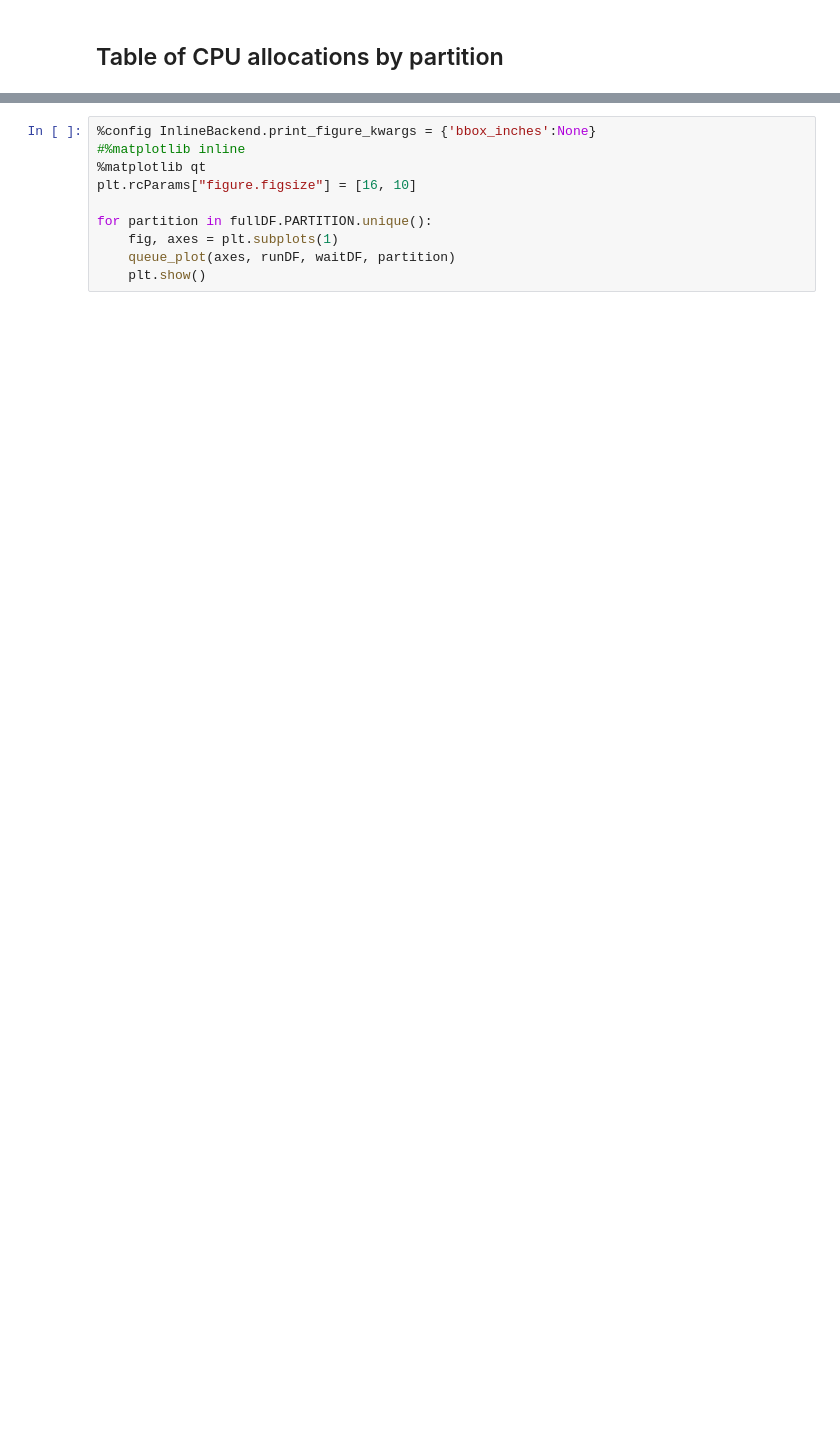
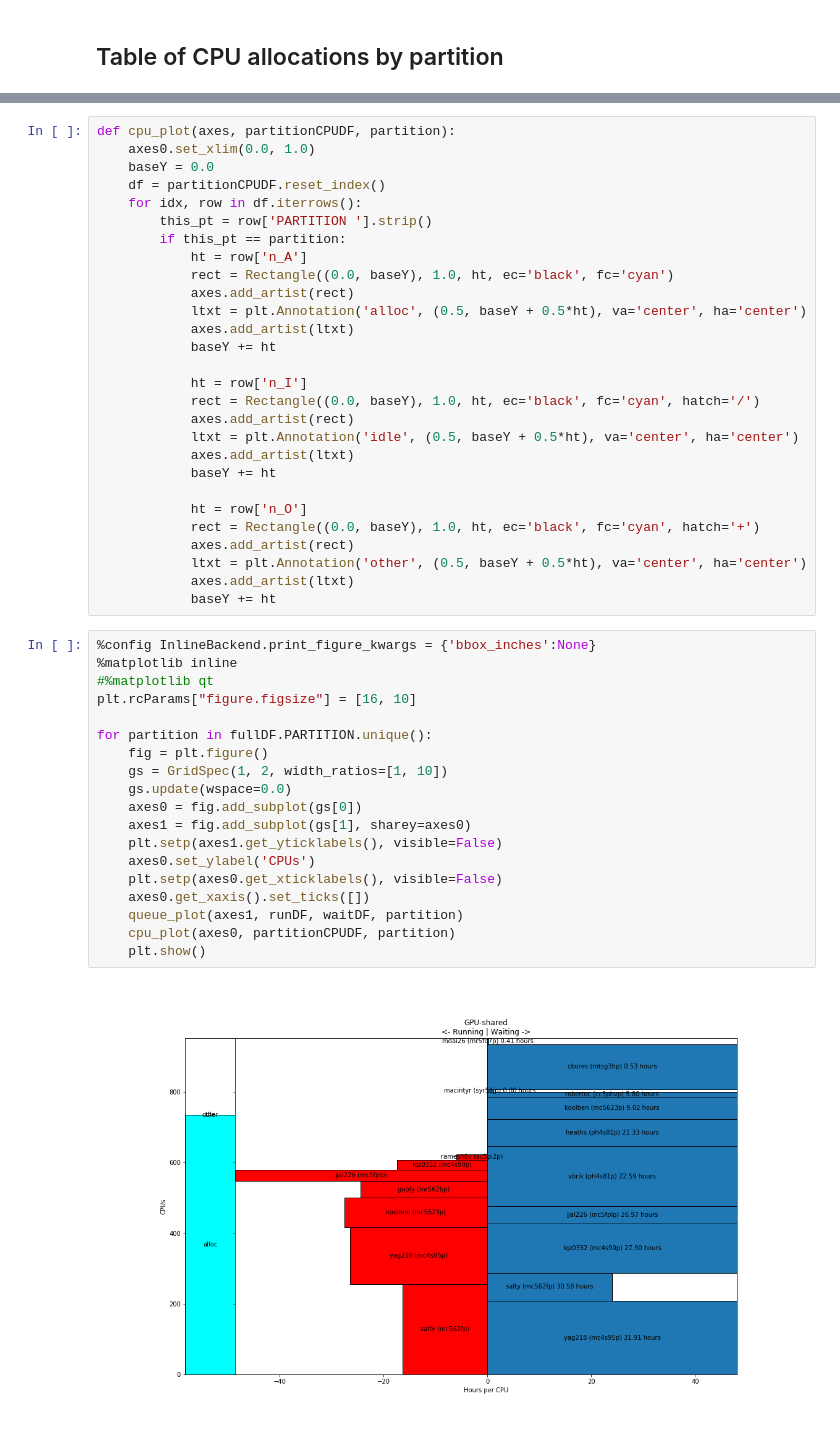
Before and after one commit to jswelling/tensorflow_apps, a Jupyter notebook: src/joel/queue_analyzer.ipynb, the cells around one changed output, grey strips where cells are left out. Drawn from its saved outputs; the diff is of its cells as text; blank space fills up the shorter version.

Commit message:
Added a bar showing allocated and idle processors

```diff
--- a/src/joel/queue_analyzer.ipynb
+++ b/src/joel/queue_analyzer.ipynb
@@ -173,13 +403,52 @@ def  queue_plot(axes, runDF, waitDF, partition):
 #fix, axes = plt.subplots(1)
 #queue_plot(axes, runDF, waitDF, 'GPU-shared')
 #plt.show()
+# %%
+def cpu_plot(axes, partitionCPUDF, partition):
+    axes0.set_xlim(0.0, 1.0)
+    baseY = 0.0
+    df = partitionCPUDF.reset_index()
+    for idx, row in df.iterrows():
+        this_pt = row['PARTITION '].strip()
+        if this_pt == partition:
+            ht = row['n_A']
+            rect = Rectangle((0.0, baseY), 1.0, ht, ec='black', fc='cyan')
+            axes.add_artist(rect)
+            ltxt = plt.Annotation('alloc', (0.5, baseY + 0.5*ht), va='center', ha='center')
+            axes.add_artist(ltxt)
+            baseY += ht
+
+            ht = row['n_I']
+            rect = Rectangle((0.0, baseY), 1.0, ht, ec='black', fc='cyan', hatch='/')
+            axes.add_artist(rect)
+            ltxt = plt.Annotation('idle', (0.5, baseY + 0.5*ht), va='center', ha='center')
+            axes.add_artist(ltxt)
+            baseY += ht
+
+            ht = row['n_O']
+            rect = Rectangle((0.0, baseY), 1.0, ht, ec='black', fc='cyan', hatch='+')
+            axes.add_artist(rect)
+            ltxt = plt.Annotation('other', (0.5, baseY + 0.5*ht), va='center', ha='center')
+            axes.add_artist(ltxt)
+            baseY += ht
 # %%
 %config InlineBackend.print_figure_kwargs = {'bbox_inches':None}
-#%matplotlib inline
-%matplotlib qt
+%matplotlib inline
+#%matplotlib qt
 plt.rcParams["figure.figsize"] = [16, 10]
 
 for partition in fullDF.PARTITION.unique():
-    fig, axes = plt.subplots(1)
-    queue_plot(axes, runDF, waitDF, partition)
+    fig = plt.figure()
+    gs = GridSpec(1, 2, width_ratios=[1, 10])
+    gs.update(wspace=0.0)
+    axes0 = fig.add_subplot(gs[0])
+    axes1 = fig.add_subplot(gs[1], sharey=axes0)
+    plt.setp(axes1.get_yticklabels(), visible=False)
+    axes0.set_ylabel('CPUs')
+    plt.setp(axes0.get_xticklabels(), visible=False)
+    axes0.get_xaxis().set_ticks([])
+    queue_plot(axes1, runDF, waitDF, partition)
+    cpu_plot(axes0, partitionCPUDF, partition)
     plt.show()
+# %% [output]
+[figure, added]
```
Also changed, not shown: parts of 11 cells of this notebook.
